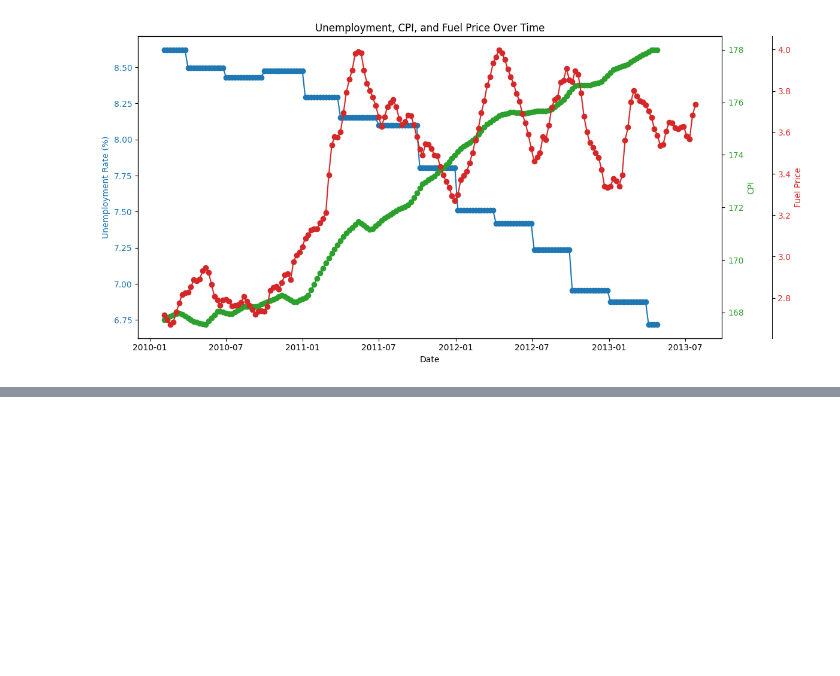
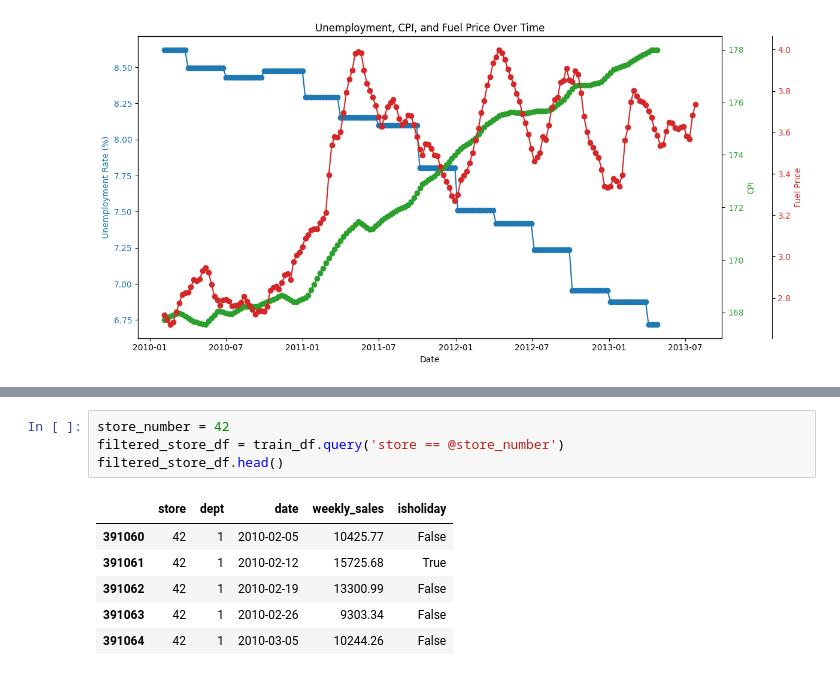
Before and after one commit to synapticsynergy/sales-forecasting-explore, a Jupyter notebook: experiments/observations/dataset_exploration.ipynb, the cells around one changed output, grey strips where cells are left out. Drawn from its saved outputs; the diff is of its cells as text; blank space fills up the shorter version.

```diff
--- a/experiments/observations/dataset_exploration.ipynb
+++ b/experiments/observations/dataset_exploration.ipynb
@@ -370,0 +397,11 @@ plt.show()
+# %%
+store_number = 42
+filtered_store_df = train_df.query('store == @store_number')
+filtered_store_df.head()
+# %% [output]
+|  | store | dept | date | weekly_sales | isholiday |
+| 391060 | 42 | 1 | 2010-02-05 | 10425.77 | False |
+| 391061 | 42 | 1 | 2010-02-12 | 15725.68 | True |
+| 391062 | 42 | 1 | 2010-02-19 | 13300.99 | False |
+| 391063 | 42 | 1 | 2010-02-26 | 9303.34 | False |
+| 391064 | 42 | 1 | 2010-03-05 | 10244.26 | False |
```
Also changed, not shown: parts of 4 cells of this notebook, 1 other file.
